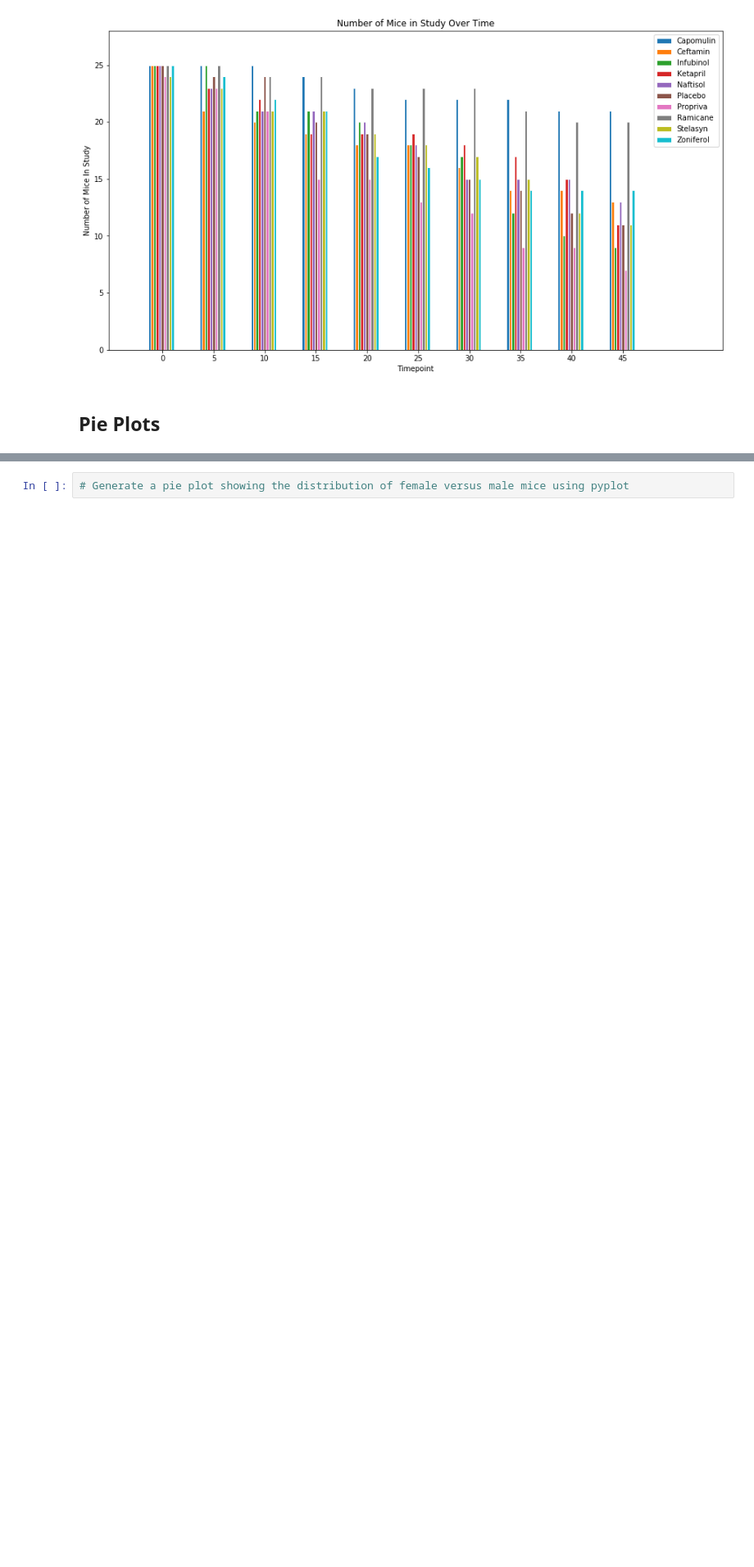
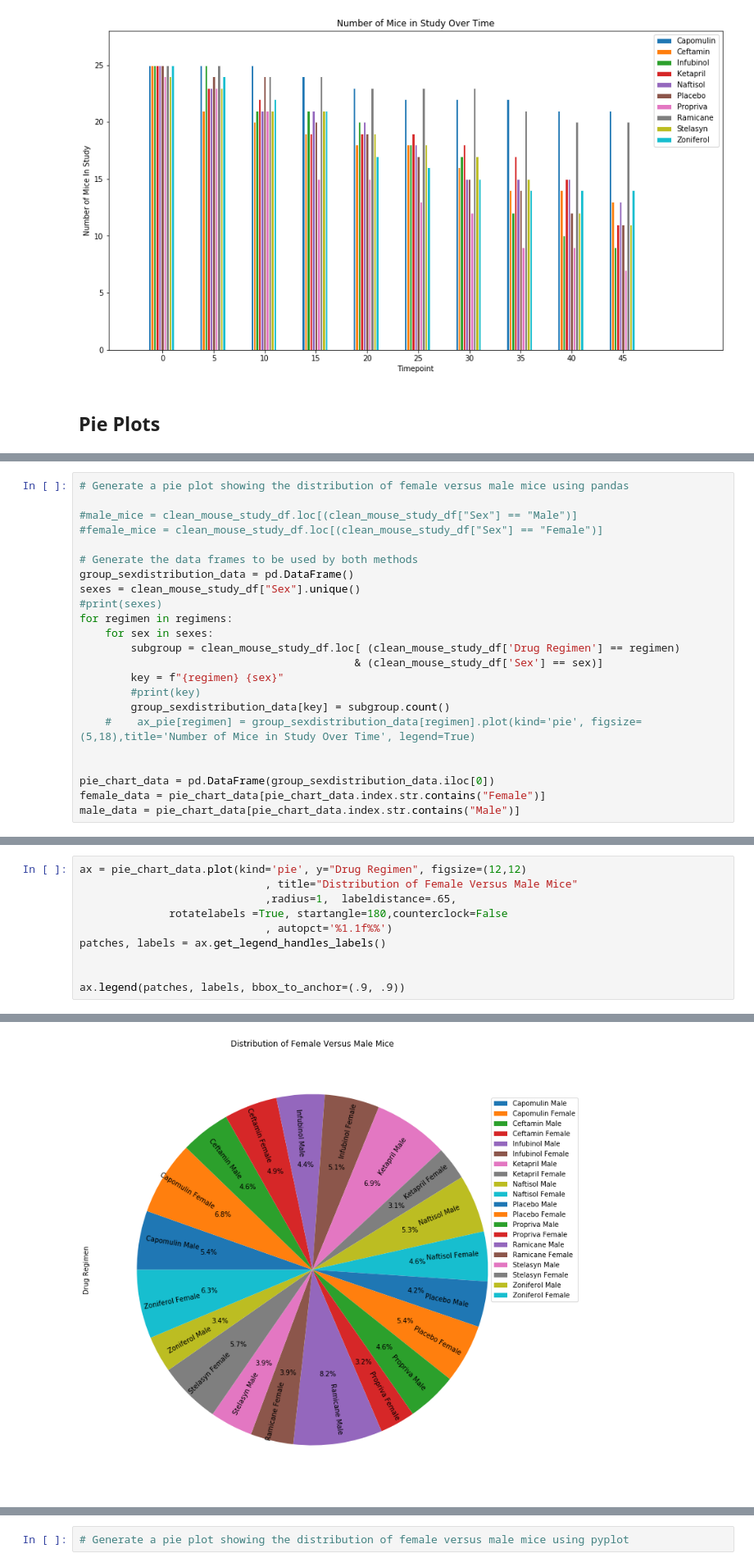
Before and after one commit to gshreve01/Matplot-Challenge, a Jupyter notebook: Pymaceuticals/pymaceuticals.ipynb, the cells around one changed output, grey strips where cells are left out. Shown: that part at 82% size. Saved outputs shown, nothing was run; the diff lists cells and outputs as text; blank space fills up the shorter version.

Commit message:
Starting work on pie charts

```diff
--- a/Pymaceuticals/pymaceuticals.ipynb
+++ b/Pymaceuticals/pymaceuticals.ipynb
@@ -307,0 +328,23 @@ Text(0.5, 1.0, 'Number of Mice in Study Over Time')
+# %%
+# Generate a pie plot showing the distribution of female versus male mice using pandas
+
+#male_mice = clean_mouse_study_df.loc[(clean_mouse_study_df["Sex"] == "Male")]
+#female_mice = clean_mouse_study_df.loc[(clean_mouse_study_df["Sex"] == "Female")]
+
+# Generate the data frames to be used by both methods
+group_sexdistribution_data = pd.DataFrame()
+sexes = clean_mouse_study_df["Sex"].unique()
+#print(sexes)
+for regimen in regimens:
+    for sex in sexes:
+        subgroup = clean_mouse_study_df.loc[ (clean_mouse_study_df['Drug Regimen'] == regimen)
+                                           & (clean_mouse_study_df['Sex'] == sex)]
+        key = f"{regimen} {sex}"
+        #print(key)
+        group_sexdistribution_data[key] = subgroup.count()
+    #    ax_pie[regimen] = group_sexdistribution_data[regimen].plot(kind='pie', figsize=(5,18),title='Number of Mice in Study Over Time', legend=True)
+
+
+pie_chart_data = pd.DataFrame(group_sexdistribution_data.iloc[0])
+female_data = pie_chart_data[pie_chart_data.index.str.contains("Female")]
+male_data = pie_chart_data[pie_chart_data.index.str.contains("Male")]
@@ -307,0 +363,11 @@ Text(0.5, 1.0, 'Number of Mice in Study Over Time')
+# %%
+ax = pie_chart_data.plot(kind='pie', y="Drug Regimen", figsize=(12,12)
+                             , title="Distribution of Female Versus Male Mice"
+                             ,radius=1,  labeldistance=.65,
+              rotatelabels =True, startangle=180,counterclock=False
+                             , autopct='%1.1f%%')
+patches, labels = ax.get_legend_handles_labels()
+
+
+ax.legend(patches, labels, bbox_to_anchor=(.9, .9))
+# %% [output]
@@ -307,0 +375 @@ Text(0.5, 1.0, 'Number of Mice in Study Over Time')
+[figure, added]
```
Also changed, not shown: parts of 5 cells of this notebook.
